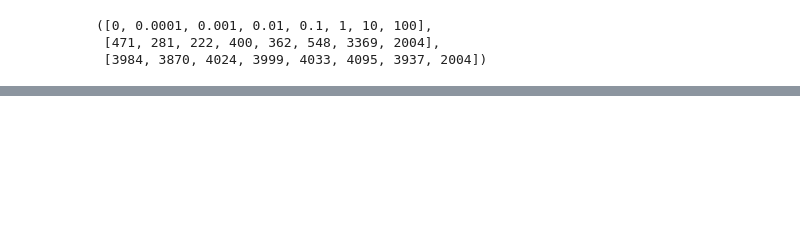
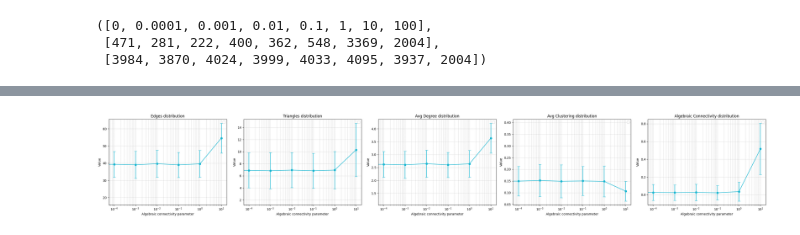
Before and after one commit to LorenzoTonet/torch_erg_experiments, a Jupyter notebook: AC_toggle_analysis.ipynb, the cells around one changed output, grey strips where cells are left out. Drawn from its saved outputs; the diff is of its cells as text; code cells hidden in the pictures; blank space fills up the shorter version.

```diff
--- a/AC_toggle_analysis.ipynb
+++ b/AC_toggle_analysis.ipynb
@@ -251,0 +231,4 @@ Text(0, 0.5, 'Number of Graphs')
+# %%
+hist_obs_samples(observables_no_ac, obs_no_ac, obs_labels = ['Edges', 'Triangles', 'Avg Degree', 'Avg Clustering'])
+for i in range(len(mods)):
+    hist_obs_samples(observable_runs[i], obs_with_ac, obs_labels = ['Edges', 'Triangles', 'Avg Degree', 'Avg Clustering', 'Algebraic Connectivity'])
@@ -251,0 +245,8 @@ Text(0, 0.5, 'Number of Graphs')
+# %%
+observable_runs_means = []
+observable_runs_stds = []
+for i in range(len(mods)):
+    observable_runs_means.append(torch.stack(observable_runs[i]).mean(axis=0))
+    observable_runs_stds.append(torch.stack(observable_runs[i]).std(axis=0))
+
+print(observable_runs_means[:-1])
@@ -251,0 +261,3 @@ Text(0, 0.5, 'Number of Graphs')
+# %%
+tensorm = torch.stack(observable_runs_means[:-1])
+tensorm
@@ -251,0 +273,3 @@ Text(0, 0.5, 'Number of Graphs')
+# %%
+tensorstd = torch.stack(observable_runs_stds[:-1])
+tensorstd
@@ -251,0 +284,27 @@ Text(0, 0.5, 'Number of Graphs')
+# %%
+
+w = 10
+h = 8
+scale = 0.6
+n_obs = len(observable_runs_means[0])
+figsize = (n_obs * w * scale, h * scale)
+fig, axes = plt.subplots(1, n_obs, figsize=figsize, squeeze=False)
+
+obs_labels = ['Edges distribution', 'Triangles distribution', 'Avg Degree distribution', 'Avg Clustering distribution', 'Algebraic Connectivity distribution']
+
+for p in range(n_obs):
+    ax = axes[0, p]
+    ys = tensorm[:, p]
+    yerr = tensorstd[:, p]
+    ax.errorbar(mods[:-1], ys, yerr=yerr, fmt="o-", capsize=4, color='#17B6D1')
+    ax.set_xlabel("Algebraic connectivity parameter")
+    ax.set_ylabel("Value")
+    ax.set_xscale("log")
+    ax.grid(True, which="both", ls="--", lw=0.5)
+    ax.set_title(f'{obs_labels[p]}')
+    ax.legend()
+
+plt.tight_layout()
+plt.show()
+# %% [output]
+[figure, added]
```
Also changed, not shown: parts of 20 cells of this notebook, 1 other file.
